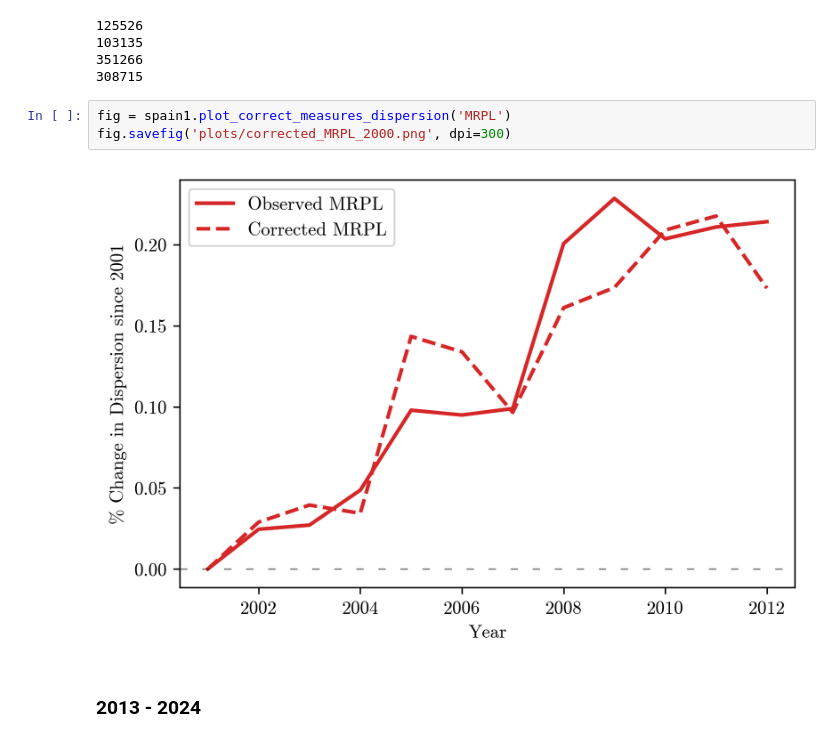
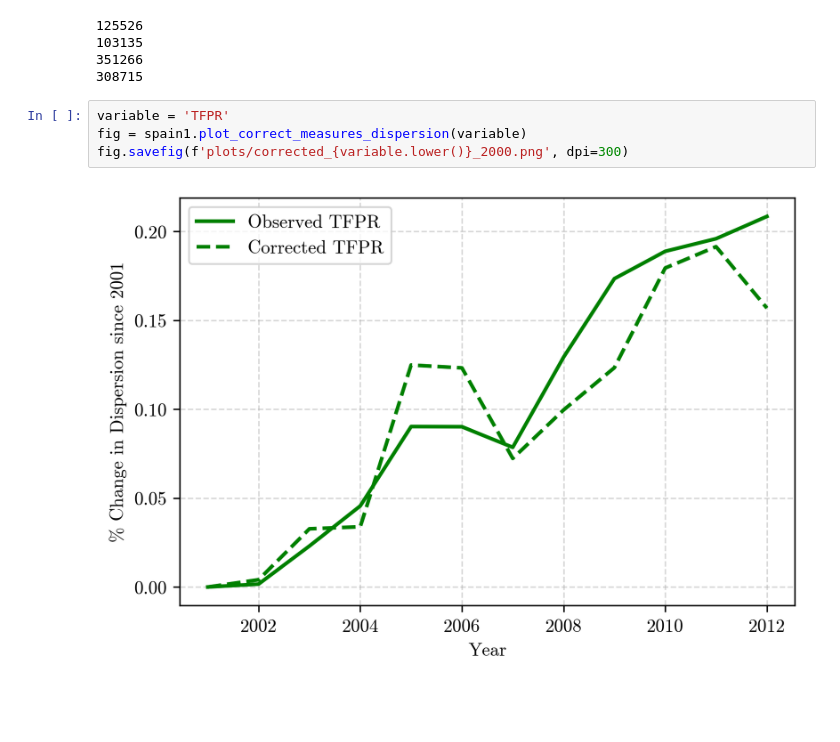
Before and after one commit to CurdinLieberherr/Master-Thesis, a Jupyter notebook: mismeasurement.ipynb, the cells around one changed output. Drawn from its saved outputs; the diff is of its cells as text; blank space fills up the shorter version.

```diff
--- a/mismeasurement.ipynb
+++ b/mismeasurement.ipynb
@@ -33,9 +33,8 @@ spain2.estimate_corrected_measures()
 351266
 308715
 # %%
-fig = spain1.plot_correct_measures_dispersion('MRPL')
-fig.savefig('plots/corrected_MRPL_2000.png', dpi=300)
+variable = 'TFPR'
+fig = spain1.plot_correct_measures_dispersion(variable)
+fig.savefig(f'plots/corrected_{variable.lower()}_2000.png', dpi=300)
 # %% [output]
-[figure, old version]
+[figure, new version]
-# %% [markdown]
-### 2013 - 2024
```
Also changed, not shown: parts of 3 cells of this notebook, 3 other files.
